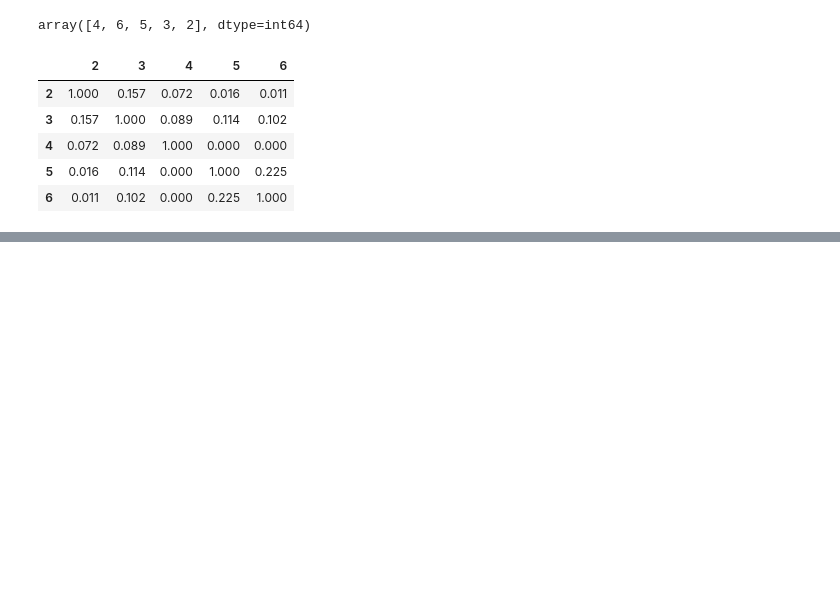
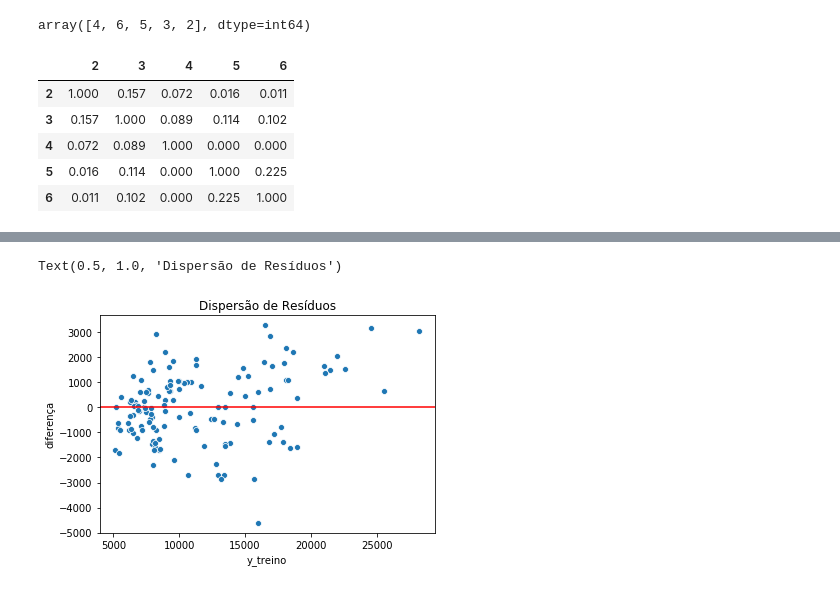
Before and after one commit to brenocarrer/Regression_CarPrice, a Jupyter notebook: Regression_CarPrice.ipynb, the cells around one changed output, grey strips where cells are left out. Drawn from its saved outputs; the diff is of its cells as text; code cells hidden in the pictures; blank space fills up the shorter version.

```diff
--- a/Regression_CarPrice.ipynb
+++ b/Regression_CarPrice.ipynb
@@ -389,0 +584,4 @@ df_hipoteses.head()
+# %%
+y_train=y_train.reset_index()
+y_train.drop(columns='index',inplace=True)
+y_train
@@ -389,0 +602,2 @@ df_hipoteses.head()
+# %%
+df_diferença_train = df_diferença_train.join(y_train)
@@ -389,0 +620,12 @@ df_hipoteses.head()
+# %%
+df_diferença_train.columns = ['y_previsto','y_treino']
+# %%
+df_diferença_train['diferença'] = df_diferença_train['y_treino']-df_diferença_train['y_previsto']
+# %%
+ax,fig=plt.subplots()
+ax = sns.scatterplot(x='y_treino',y='diferença',data=df_diferença_train)
+plt.axhline(y=df_diferença_train.diferença.mean(), color='r')
+ax.set_title('Dispersão de Resíduos')
+# %% [output]
+Text(0.5, 1.0, 'Dispersão de Resíduos')
+[figure, added]
```
Also changed, not shown: parts of 62 cells of this notebook.
